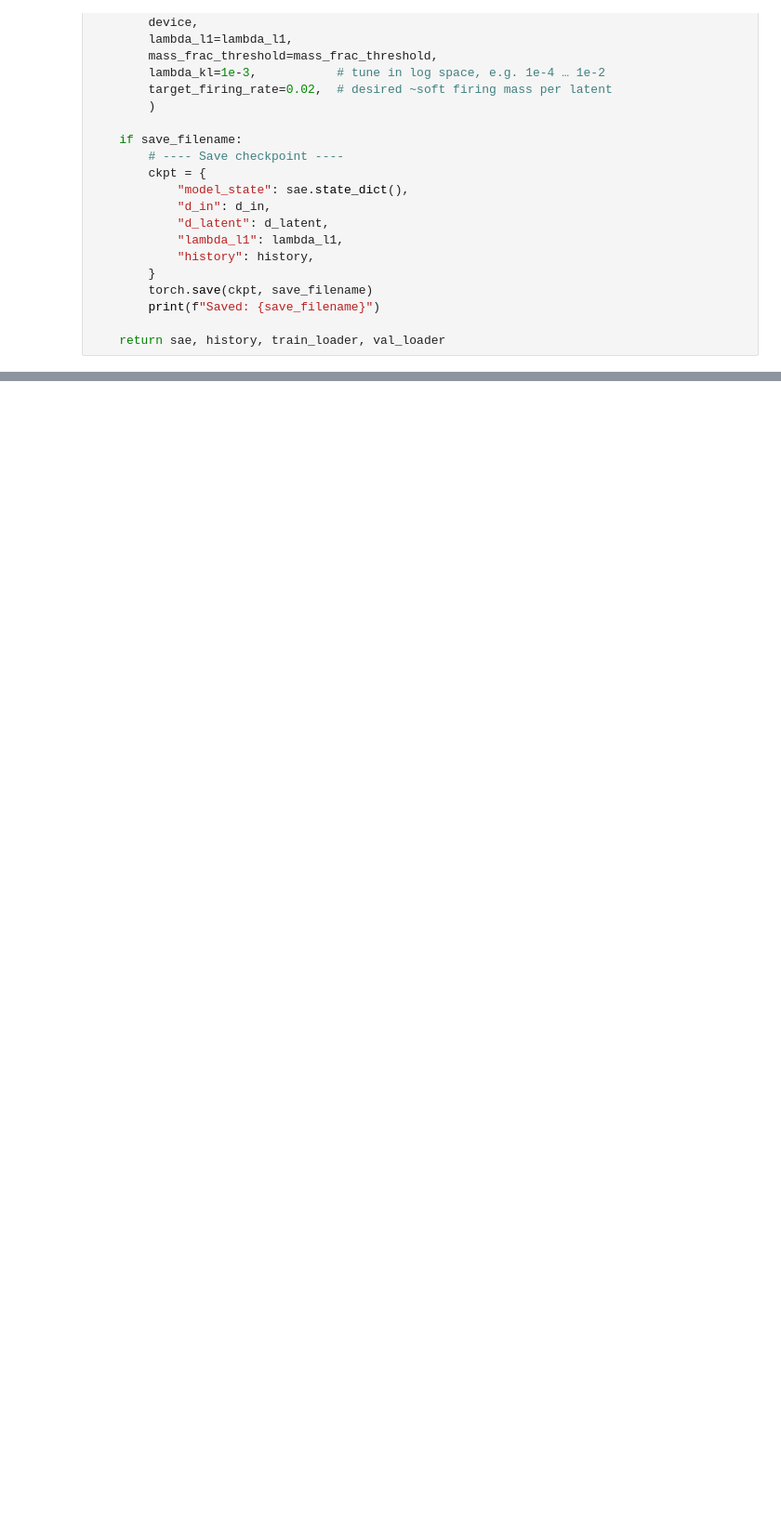
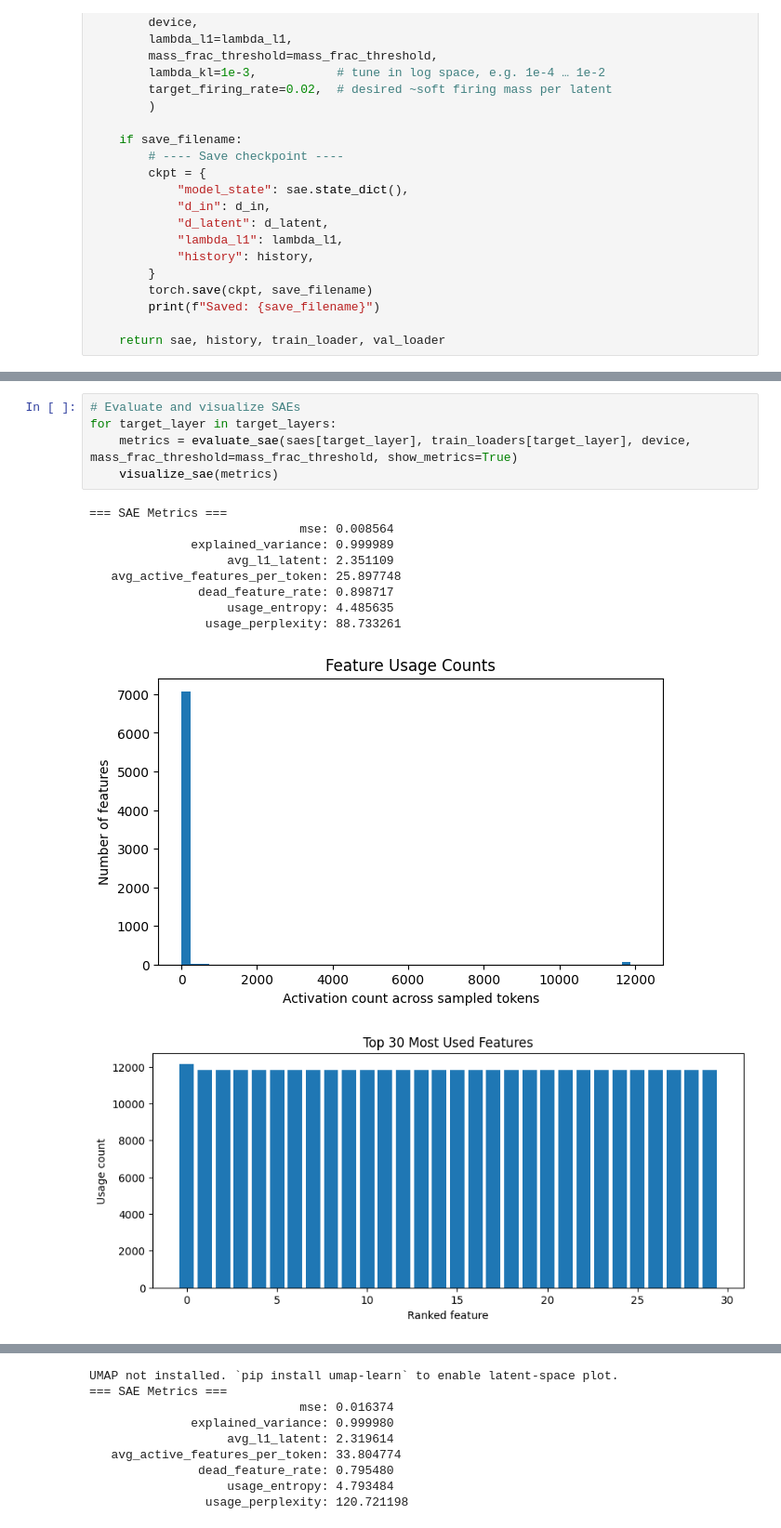
Before and after one commit to miles-markey/sae_trainer, a Jupyter notebook: notebooks/sae_training.ipynb, the cells around one changed output, grey strips where cells are left out. Shown at 93% size. Cells and saved outputs as stored; diff of their text form; blank space fills up the shorter version.

```diff
--- a/notebooks/sae_training.ipynb
+++ b/notebooks/sae_training.ipynb
@@ -472,0 +292,16 @@ UMAP not installed. `pip install umap-learn` to enable latent-space plot.
+# %%
+# Evaluate and visualize SAEs
+for target_layer in target_layers:
+    metrics = evaluate_sae(saes[target_layer], train_loaders[target_layer], device, mass_frac_threshold=mass_frac_threshold, show_metrics=True)
+    visualize_sae(metrics)
+# %% [output]
+=== SAE Metrics ===
+                             mse: 0.008564
+              explained_variance: 0.999989
+                   avg_l1_latent: 2.351109
+   avg_active_features_per_token: 25.897748
+               dead_feature_rate: 0.898717
+                   usage_entropy: 4.485635
+                usage_perplexity: 88.733261
+[figure, added]
+[figure, added]
@@ -472,0 +310,9 @@ UMAP not installed. `pip install umap-learn` to enable latent-space plot.
+UMAP not installed. `pip install umap-learn` to enable latent-space plot.
+=== SAE Metrics ===
+                             mse: 0.016374
+              explained_variance: 0.999980
+                   avg_l1_latent: 2.319614
+   avg_active_features_per_token: 33.804774
+               dead_feature_rate: 0.795480
+                   usage_entropy: 4.793484
+                usage_perplexity: 120.721198
```
Also changed, not shown: parts of 23 cells of this notebook, 1 other file.
